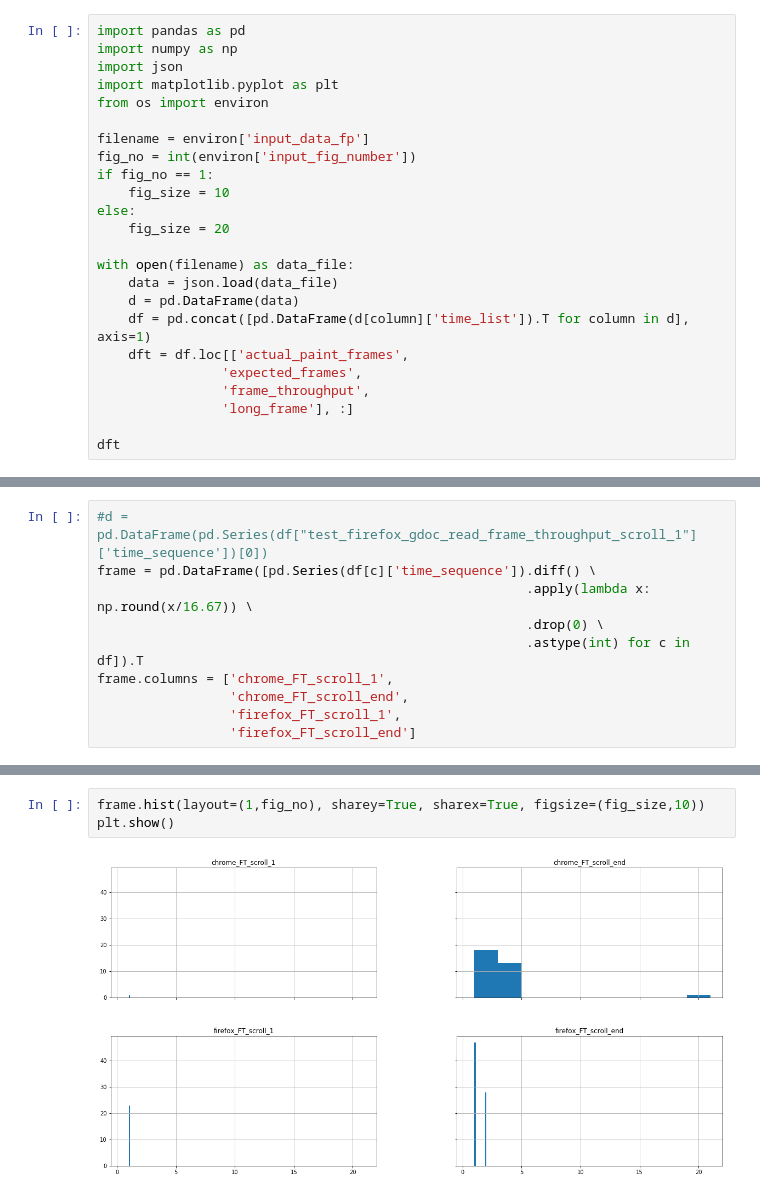
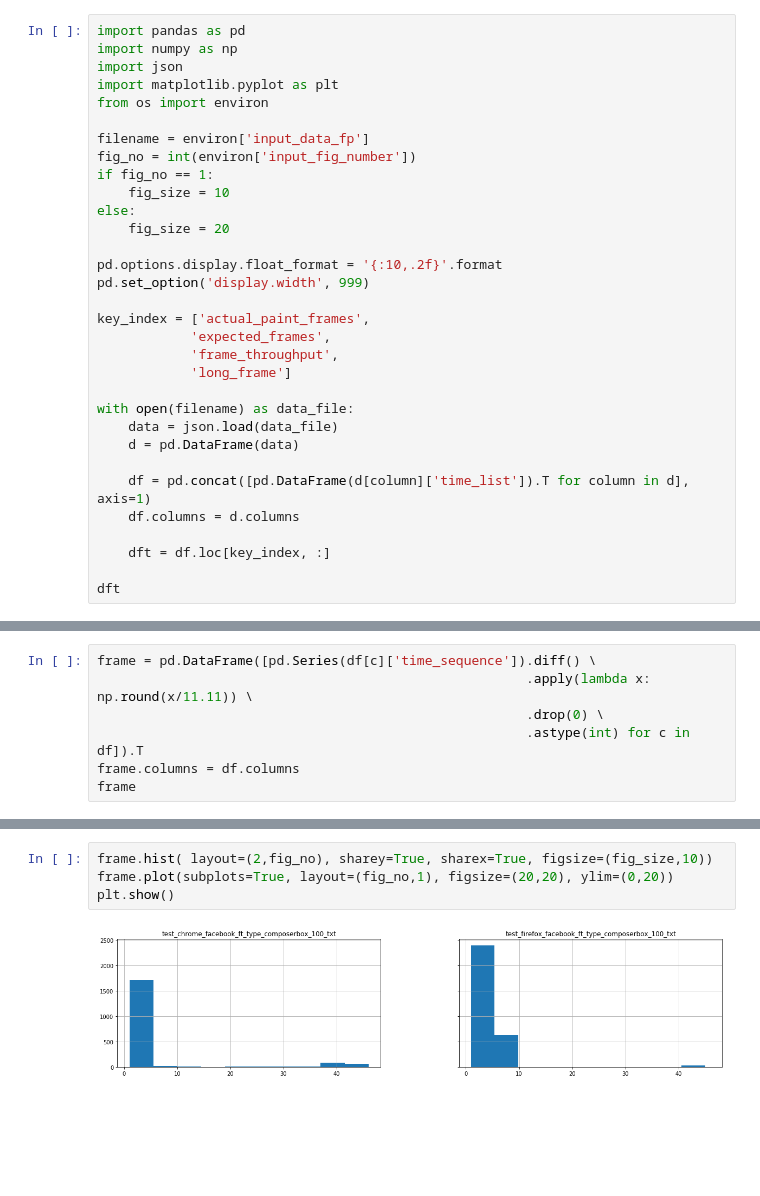
Before and after one commit to Mozilla-TWQA/Hasal, a Jupyter notebook: thirdParty/ipynbTemplates/report-frame-throughput.ipynb, the cells around one changed output, grey strips where cells are left out. Cells and saved outputs as stored; diff of their text form; blank space fills up the shorter version.

```diff
--- a/thirdParty/ipynbTemplates/report-frame-throughput.ipynb
+++ b/thirdParty/ipynbTemplates/report-frame-throughput.ipynb
@@ -12,14 +12,22 @@ if fig_no == 1:
 else:
     fig_size = 20
 
+pd.options.display.float_format = '{:10,.2f}'.format
+pd.set_option('display.width', 999)
+
+key_index = ['actual_paint_frames',
+            'expected_frames',
+            'frame_throughput',
+            'long_frame']
+
 with open(filename) as data_file:
     data = json.load(data_file)
     d = pd.DataFrame(data)
+
     df = pd.concat([pd.DataFrame(d[column]['time_list']).T for column in d], axis=1)
-    dft = df.loc[['actual_paint_frames',
-                'expected_frames',
-                'frame_throughput',
-                'long_frame'], :]
+    df.columns = d.columns
+
+    dft = df.loc[key_index, :]
 
 dft
 # %% [output]
@@ -27,10 +39,7 @@ KeyError: 'file'
 # %%
-#d = pd.DataFrame(pd.Series(df["test_firefox_gdoc_read_frame_throughput_scroll_1"]['time_sequence'])[0])
 frame = pd.DataFrame([pd.Series(df[c]['time_sequence']).diff() \
-                                                       .apply(lambda x: np.round(x/16.67)) \
+                                                       .apply(lambda x: np.round(x/11.11)) \
                                                        .drop(0) \
                                                        .astype(int) for c in df]).T
-frame.columns = ['chrome_FT_scroll_1',
-                 'chrome_FT_scroll_end',
-                 'firefox_FT_scroll_1',
-                 'firefox_FT_scroll_end']
+frame.columns = df.columns
+frame
@@ -55,5 +85,6 @@ frame.describe()
 # %%
-frame.hist(layout=(1,fig_no), sharey=True, sharex=True, figsize=(fig_size,10))
+frame.hist( layout=(2,fig_no), sharey=True, sharex=True, figsize=(fig_size,10))
+frame.plot(subplots=True, layout=(fig_no,1), figsize=(20,20), ylim=(0,20))
 plt.show()
 # %% [output]
-[figure, old version]
+[figure, new version]
```
Also changed, not shown: parts of 5 cells of this notebook, 9 other files.
